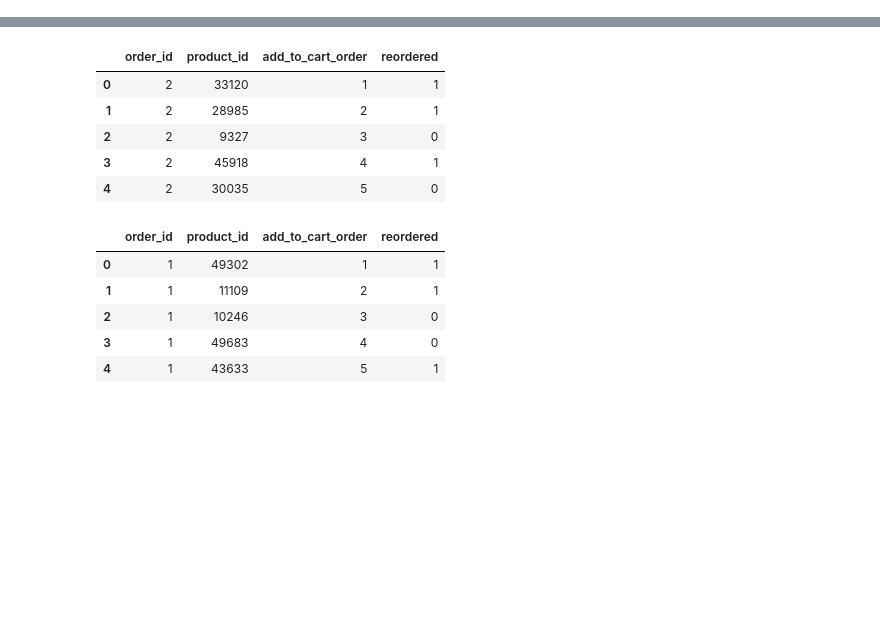
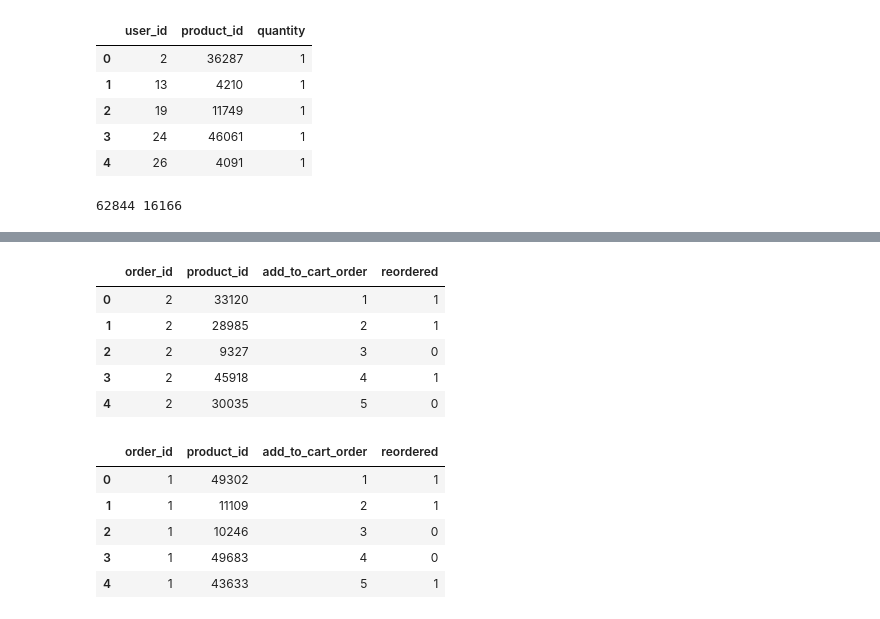
Before and after one commit to nakulcr7/recommender-system-instacart, a Jupyter notebook: src/Test-rahul.ipynb, the cells around one changed output, grey strips where cells are left out. Saved outputs shown, nothing was run; the diff lists cells and outputs as text; code cells hidden in the pictures; blank space fills up the shorter version.

```diff
--- a/src/Test-rahul.ipynb
+++ b/src/Test-rahul.ipynb
@@ -5,0 +212,3 @@ import numpy as np
+# %%
+# Remove all columns except order_id and user_id from df_orders
+prior_order_product = df_order_products_prior[["order_id", "product_id"]]
@@ -5,0 +224,4 @@ import numpy as np
+# %%
+df_merged_product_user = pd.merge(prior_order_user, prior_order_product, on="order_id")[["user_id", "product_id"]]
+# %%
+df_merged_product_user_sample=df_merged_product_user.sample(100000)
@@ -5,0 +239,11 @@ import numpy as np
+# %%
+df_user_product_counts = df_merged_product_user_sample.groupby(["user_id", "product_id"]).size().reset_index().rename(columns={0:"quantity"})
+# %%
+df_user_product_counts.head()
+# %% [output]
+|  | user_id | product_id | quantity |
+| 0 | 2 | 36287 | 1 |
+| 1 | 13 | 4210 | 1 |
+| 2 | 19 | 11749 | 1 |
+| 3 | 24 | 46061 | 1 |
+| 4 | 26 | 4091 | 1 |
@@ -5,0 +252,6 @@ import numpy as np
+# %%
+user_len=len(df_user_product_counts.user_id.unique())
+product_len=len(df_user_product_counts.product_id.unique())
+print(user_len,product_len)
+# %% [output]
+62844 16166
```
Also changed, not shown: parts of 29 cells of this notebook, 10 other files.
